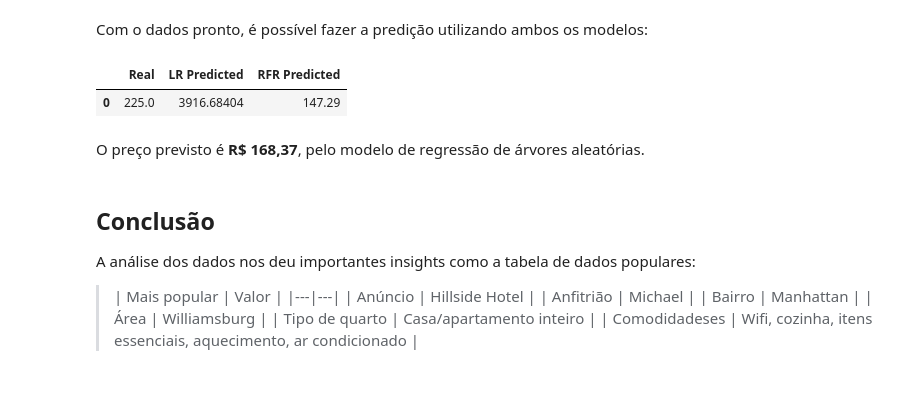
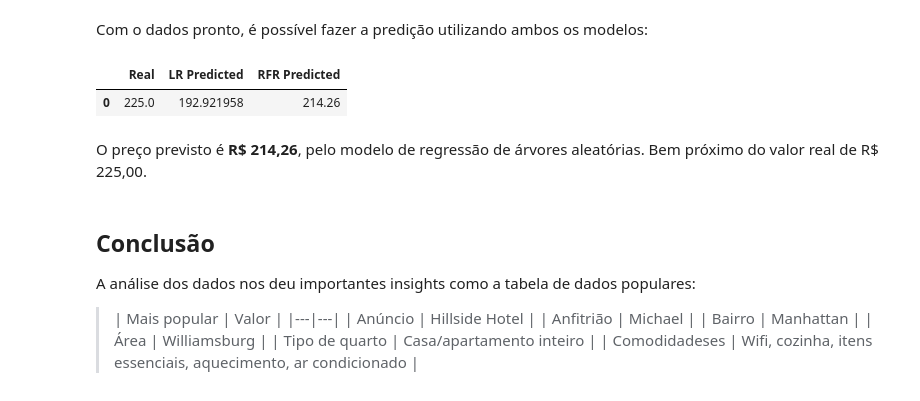
Before and after one commit to carneiro-fernando/lighthouse, a Jupyter notebook: Desafio_Lighthouse_DS.ipynb, the cells around one changed output. Drawn from its saved outputs; the diff is of its cells as text; code cells hidden in the pictures.

```diff
--- a/Desafio_Lighthouse_DS.ipynb
+++ b/Desafio_Lighthouse_DS.ipynb
@@ -909,20 +909,22 @@ imovel_df.head()
 # %% [markdown]
 Com o dados pronto, é possível fazer a predição utilizando ambos os modelos:
 # %%
+imovel_scaled = scaler.transform(imovel_df.drop('price', axis=1))
+
 # Predição com regressão linear
-lr_predicted = lr_model.predict(imovel_df.drop('price', axis=1))
+lr_predicted = lr_model.predict(imovel_scaled)
 
 # Predição com regressão de arvore aleatória
-rfr_predicted = rfr_model.predict(imovel_df.drop('price', axis=1))
+rfr_predicted = rfr_model.predict(imovel_scaled)
 
 # DataFrame com os resultados previstos vs real
 comparinson_df = pd.DataFrame({'Real': imovel_df.price, 'LR Predicted': lr_predicted, 'RFR Predicted': rfr_predicted})
 comparinson_df
 # %% [output]
 |  | Real | LR Predicted | RFR Predicted |
-| 0 | 225.0 | 3916.68404 | 147.29 |
+| 0 | 225.0 | 192.921958 | 214.26 |
 # %% [markdown]
-O preço previsto é **R$ 168,37**, pelo modelo de regressão de árvores aleatórias.
+O preço previsto é **R$ 214,26**, pelo modelo de regressão de árvores aleatórias. Bem próximo do valor real de R\$ 225,00.
 # %% [markdown]
 <a id='conclusion'></a>
 ## Conclusão
```
Also changed, not shown: parts of 2 cells of this notebook.
